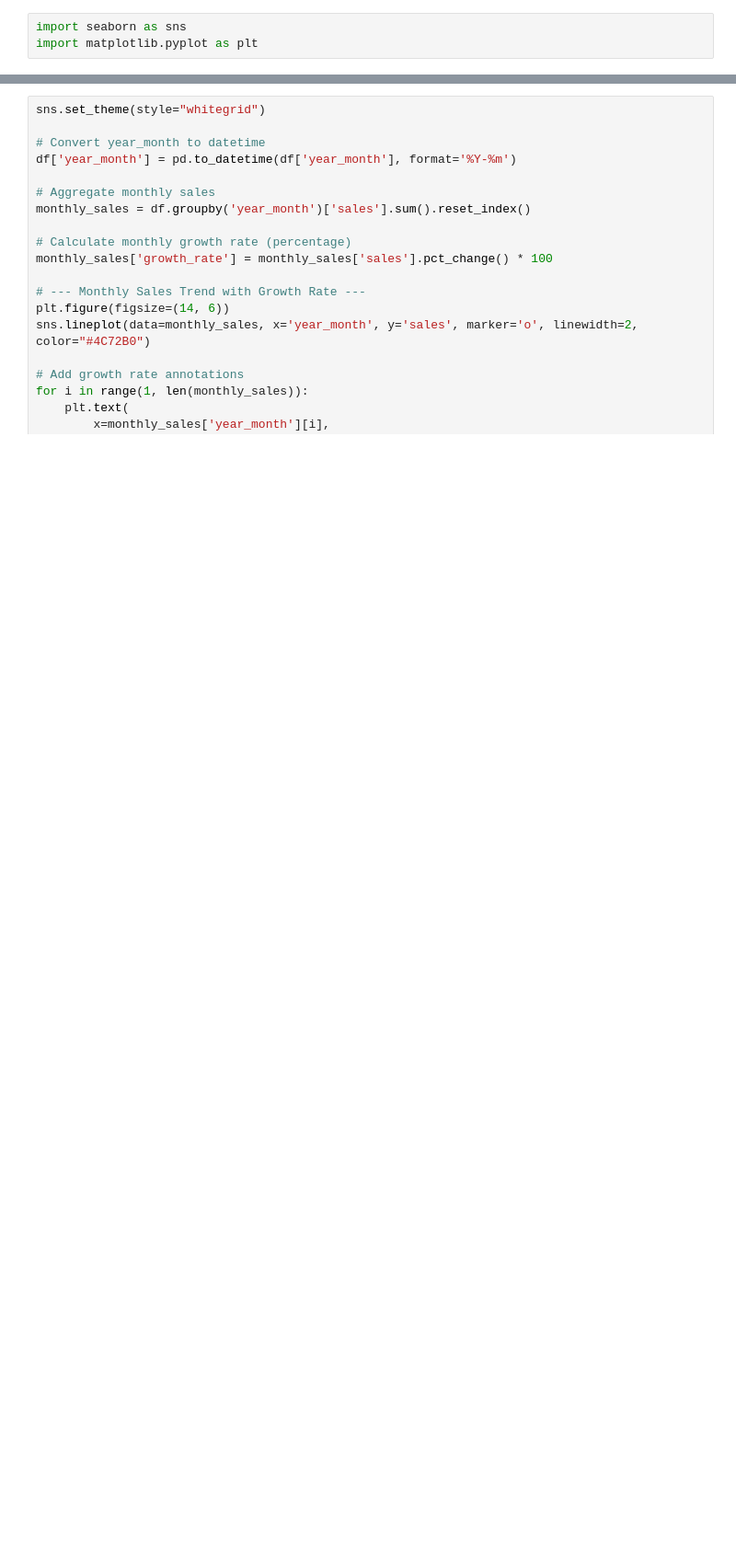
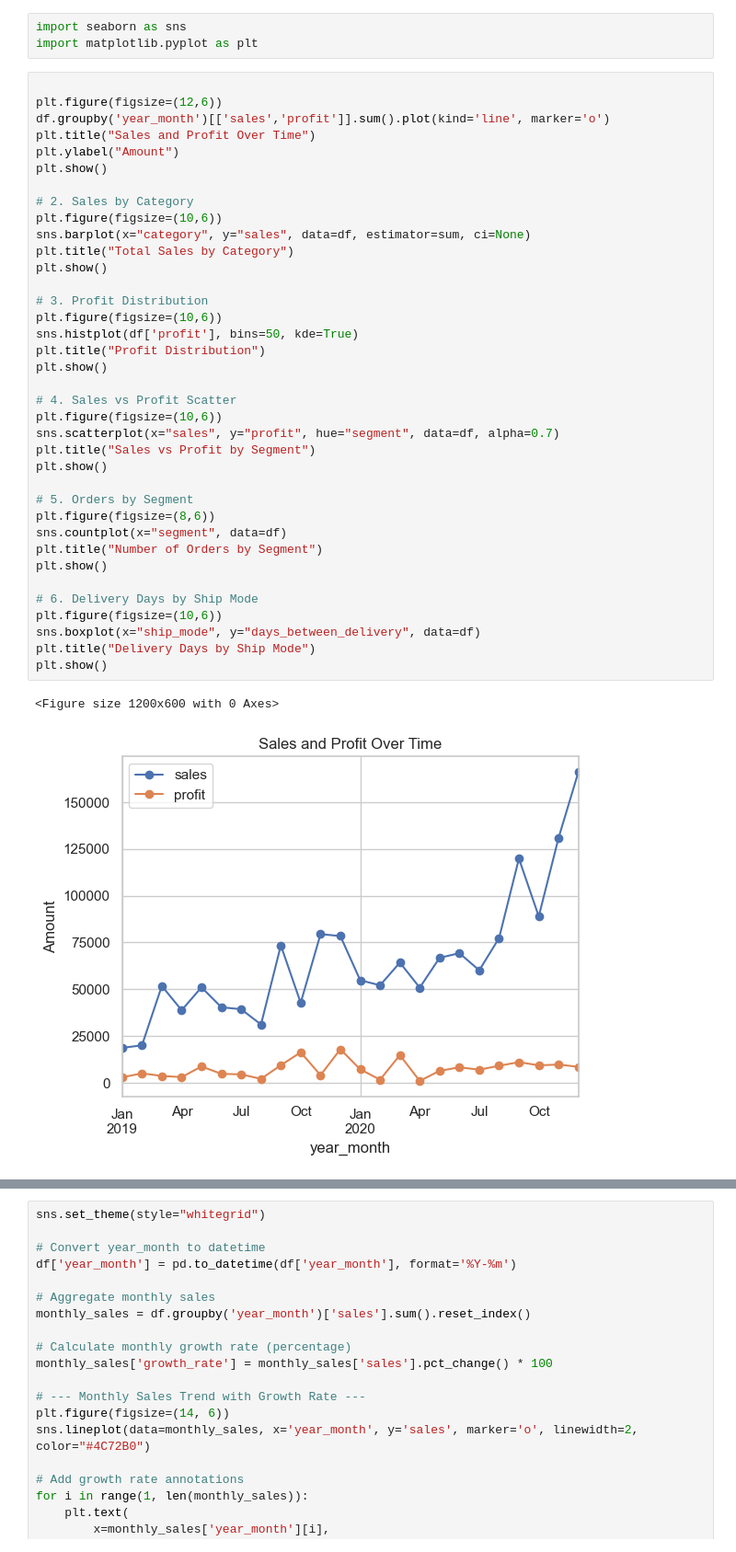
Before and after one commit to anish00ti/sales_analysis, a Jupyter notebook: sales_analysis.ipynb, the cells around one changed output, grey strips where cells are left out. Shown at 92% size. Cells and saved outputs as stored; diff of their text form; blank space fills up the shorter version.

```diff
--- a/sales_analysis.ipynb
+++ b/sales_analysis.ipynb
@@ -153,3 +153,43 @@ group
 # %%
 import seaborn as sns
 import matplotlib.pyplot as plt
+# %%
+
+plt.figure(figsize=(12,6))
+df.groupby('year_month')[['sales','profit']].sum().plot(kind='line', marker='o')
+plt.title("Sales and Profit Over Time")
+plt.ylabel("Amount")
+plt.show()
+
+# 2. Sales by Category
+plt.figure(figsize=(10,6))
+sns.barplot(x="category", y="sales", data=df, estimator=sum, ci=None)
+plt.title("Total Sales by Category")
+plt.show()
+
+# 3. Profit Distribution
+plt.figure(figsize=(10,6))
+sns.histplot(df['profit'], bins=50, kde=True)
+plt.title("Profit Distribution")
+plt.show()
+
+# 4. Sales vs Profit Scatter
+plt.figure(figsize=(10,6))
+sns.scatterplot(x="sales", y="profit", hue="segment", data=df, alpha=0.7)
+plt.title("Sales vs Profit by Segment")
+plt.show()
+
+# 5. Orders by Segment
+plt.figure(figsize=(8,6))
+sns.countplot(x="segment", data=df)
+plt.title("Number of Orders by Segment")
+plt.show()
+
+# 6. Delivery Days by Ship Mode
+plt.figure(figsize=(10,6))
+sns.boxplot(x="ship_mode", y="days_between_delivery", data=df)
+plt.title("Delivery Days by Ship Mode")
+plt.show()
+# %% [output]
+<Figure size 1200x600 with 0 Axes>
+[figure, added]
```
Also changed, not shown: parts of 8 cells of this notebook.
